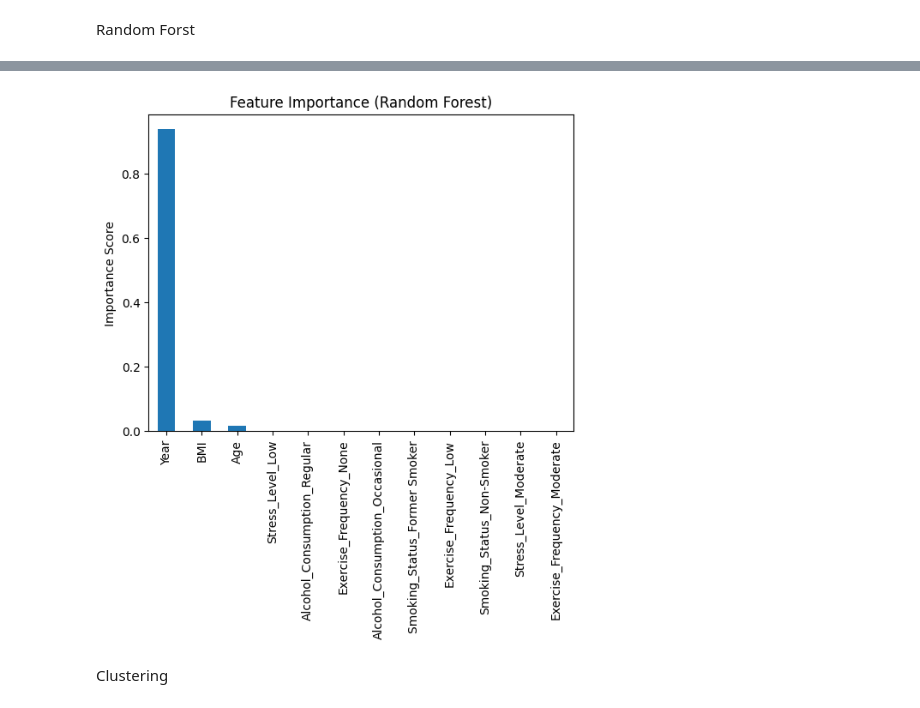
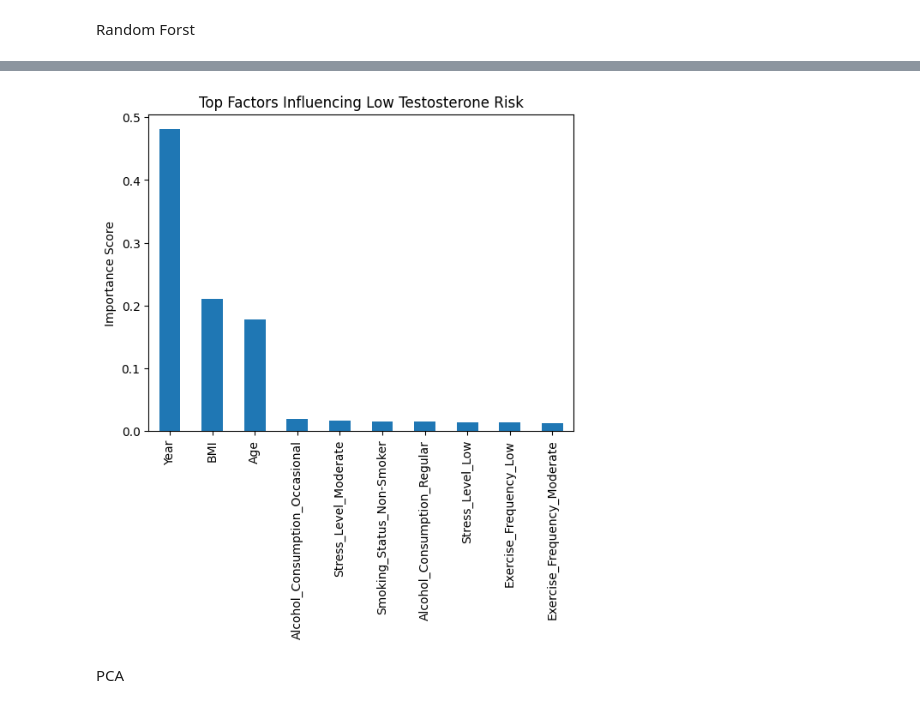
Before and after one commit to rjwright5/DTSC4302_GroupProject, a Jupyter notebook: Hormone Levels Trend.ipynb, the cells around one changed output, grey strips where cells are left out. Cells and saved outputs as stored; diff of their text form; code cells hidden in the pictures.

Commit message:
Updated Models/visuals

```diff
--- a/Hormone Levels Trend.ipynb
+++ b/Hormone Levels Trend.ipynb
@@ -210,7 +217,8 @@ X = pd.get_dummies(df[[
     "Alcohol_Consumption"
 ]], drop_first=True)
 
-y = df["Testosterone_Level_ng_dl"]
+# Target variable
+y = df["Low_T"]
 # %%
 #Train-test split
 
@@ -221,13 +229,14 @@ X_train, X_test, y_train, y_test = train_test_split(
 )
 
 #Train Decision Tree model
-model = DecisionTreeRegressor(
+model = DecisionTreeClassifier(
     max_depth=4,
     random_state=42
 )
+
 model.fit(X_train, y_train)
 
-#Predictions
+# Predictions
 y_pred = model.predict(X_test)
 # %%
 #Evaluation
@@ -285,15 +295,14 @@ plt.show()
 Random Forst
 # %%
 # Train Random Forest model
-rf_model = RandomForestRegressor(
+rf_model = RandomForestClassifier(
     n_estimators=100,
-    max_depth=6,
     random_state=42
 )
 
 rf_model.fit(X_train, y_train)
 
-#Predicting with Random Forest
+# Predictions
 y_pred_rf = rf_model.predict(X_test)
 # %%
 #Evaluation of Random Forest
@@ -305,8 +321,4 @@ Random Forest MSE: 917.9023515575499
 # %%
 #Feature importance from Random Forest
-feature_importance = pd.Series(
-    rf_model.feature_importances_,
-    index=X.columns
-).sort_values(ascending=False)
-
-print(feature_importance)
+feature_importances = pd.Series(rf_model.feature_importances_, index=X.columns)
+feature_importances = feature_importances.sort_values(ascending=False)
@@ -327,11 +325,12 @@ dtype: float64
 # %%
-#Plotting feature importance
-feature_importance.plot(kind="bar")
+# Plot top 10 features
+feature_importances.head(10).plot(kind='bar')
 
-plt.title("Feature Importance (Random Forest)")
+plt.title("Top Factors Influencing Low Testosterone Risk")
 plt.ylabel("Importance Score")
+
 plt.show()
 # %% [output]
-[figure, old version]
+[figure, new version]
 # %% [markdown]
-Clustering
+PCA
```
Also changed, not shown: parts of 18 cells of this notebook.
